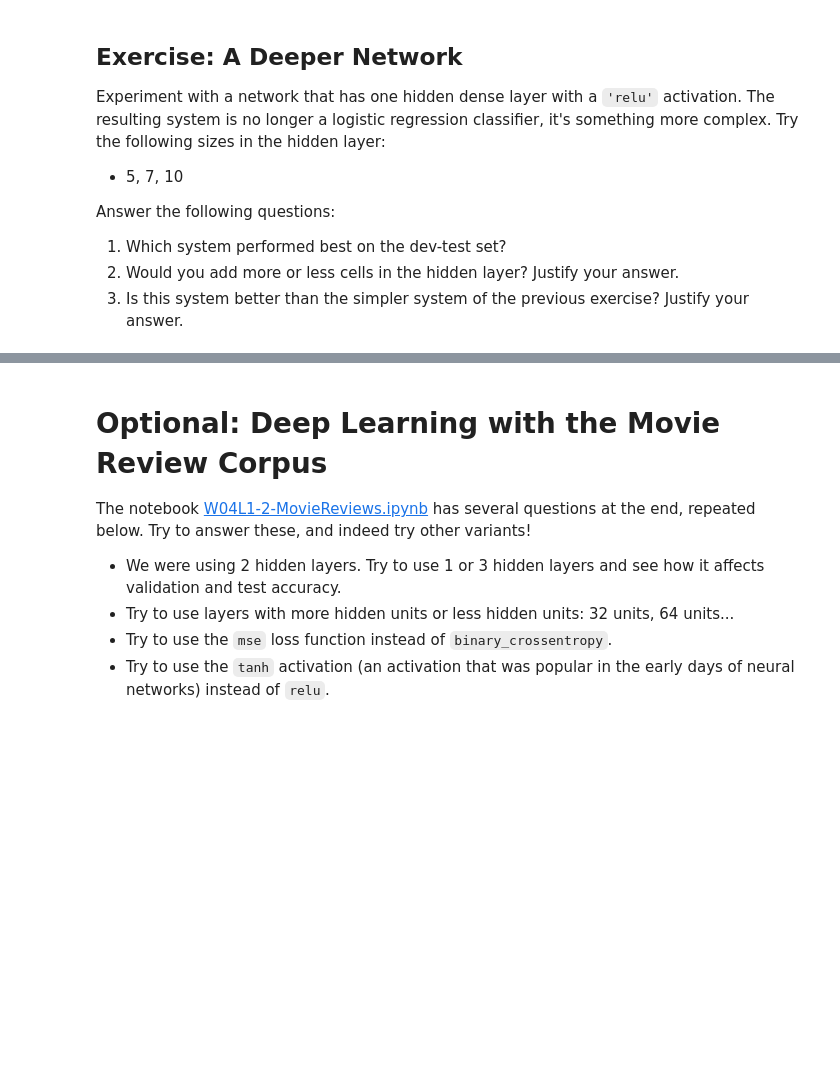
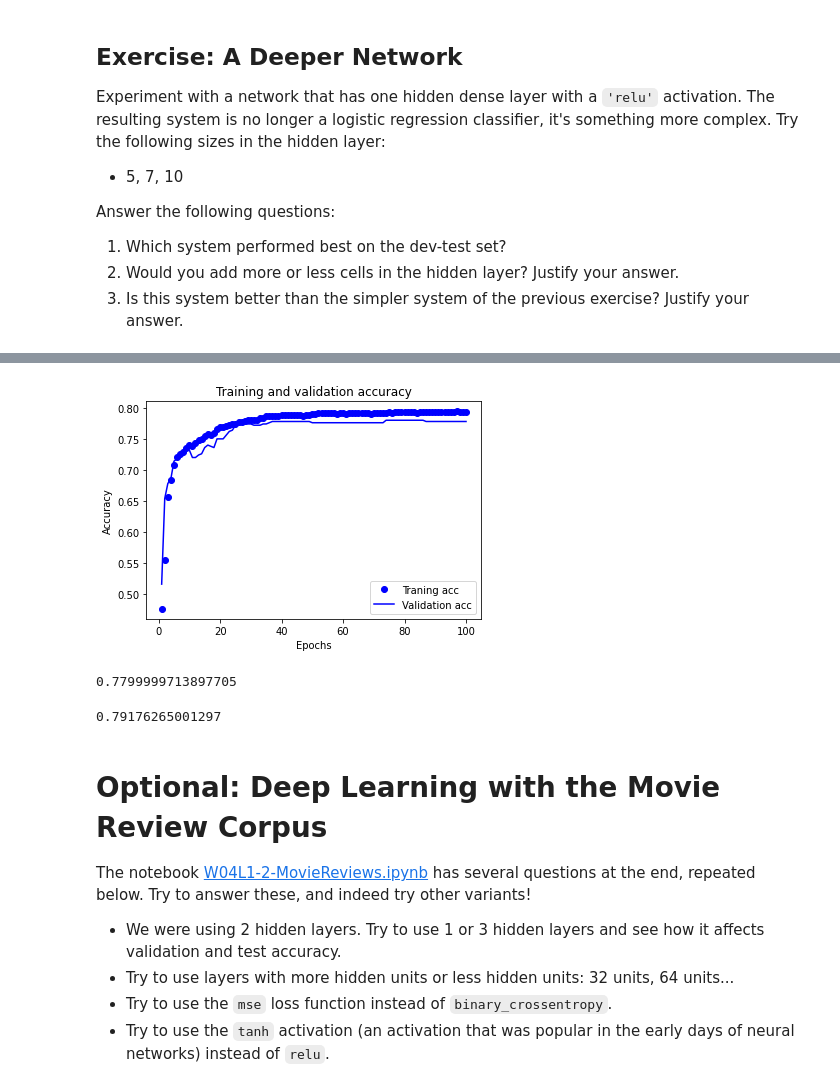
Before and after one commit to COMP3220/2022S1, a Jupyter notebook: practicals/Practical Week 04.ipynb, the cells around one changed output, grey strips where cells are left out. Saved outputs shown, nothing was run; the diff lists cells and outputs as text; code cells hidden in the pictures; blank space fills up the shorter version.

```diff
--- a/practicals/Practical Week 04.ipynb
+++ b/practicals/Practical Week 04.ipynb
@@ -173,3 +204,19 @@ Answer the following questions:
 1. Which system performed best on the dev-test set?
 2. Would you add more or less cells in the hidden layer? Justify your answer.
 3. Is this system better than the simpler system of the previous exercise? Justify your answer.
+# %%
+import numpy as np
+from keras import optimizers
+from keras import models
+from keras import layers
+
+# Write your model here
+#change layers dense 5,7,10
+network = models.Sequential()
+network.add(layers.Dense(10, activation='relu', input_shape = (54,)))
+network.add(layers.Dense(1, activation='sigmoid'))
+network.compile(optimizer = 'rmsprop', loss = 'binary_crossentropy', metrics = ['acc'])
+network.summary()
+history = network.fit(train_data, train_labels, epochs= 100, batch_size =512, validation_data=(devtest_data, devtest_labels))
+history_dict = history.history
+history_dict.keys()
@@ -176,3 +242,30 @@ Answer the following questions:
+# %%
+%matplotlib inline
+import matplotlib.pyplot as plt
+history_dict = history.history
+loss_values = history_dict['loss']
+val_loss_values = history_dict['val_loss']
+acc = history_dict['acc']
+val_acc = history_dict['val_acc']
+epochs = range(1, len(acc)+1)
+
+plt.plot(epochs, acc, 'bo', label = 'Traning acc')
+plt.plot(epochs, val_acc,'b', label = 'Validation acc')
+plt.title('Training and validation accuracy')
+plt.xlabel('Epochs')
+plt.ylabel('Accuracy')
+plt.legend()
+plt.show()
+# %% [output]
+[figure, added]
+# %%
+np.amax(val_acc)
+# %% [output]
+0.7799999713897705
+# %%
+acc[np.argmax(val_acc)]
+# %% [output]
+0.79176265001297
 # %% [markdown]
 # Optional: Deep Learning with the Movie Review Corpus
 The notebook [W04L1-2-MovieReviews.ipynb](../lectures/W04L1-2-MovieReviews.ipynb) has several questions at the end, repeated below. Try to answer these, and indeed try other variants!
```
Also changed, not shown: parts of 6 cells of this notebook.
